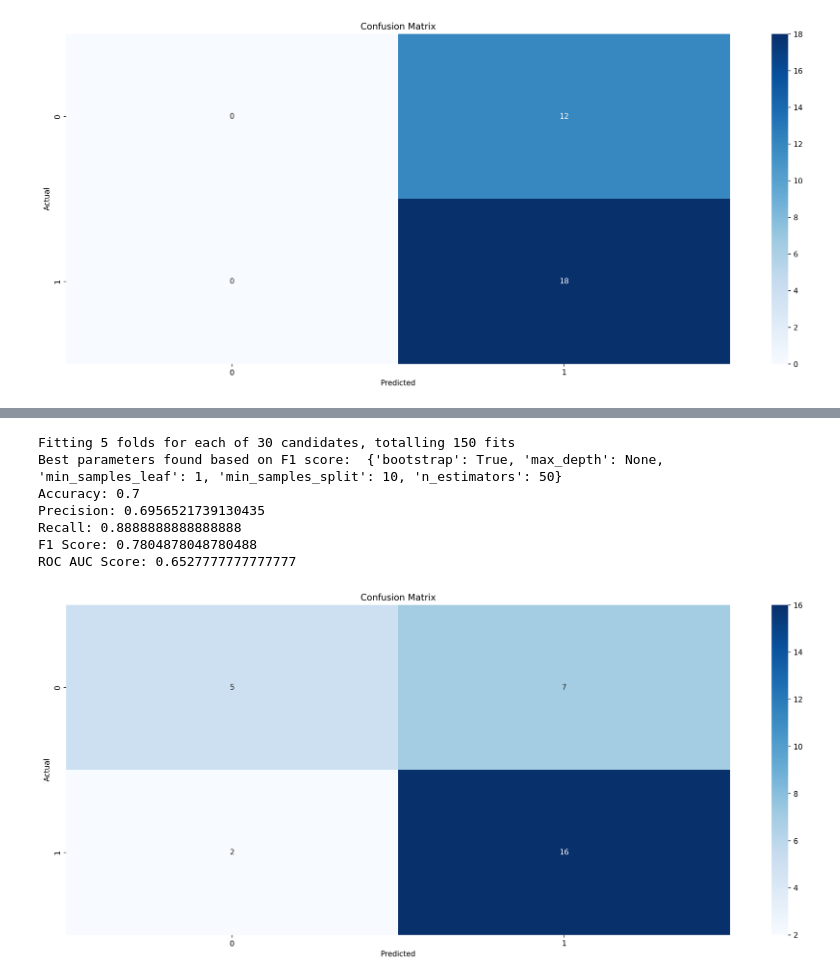
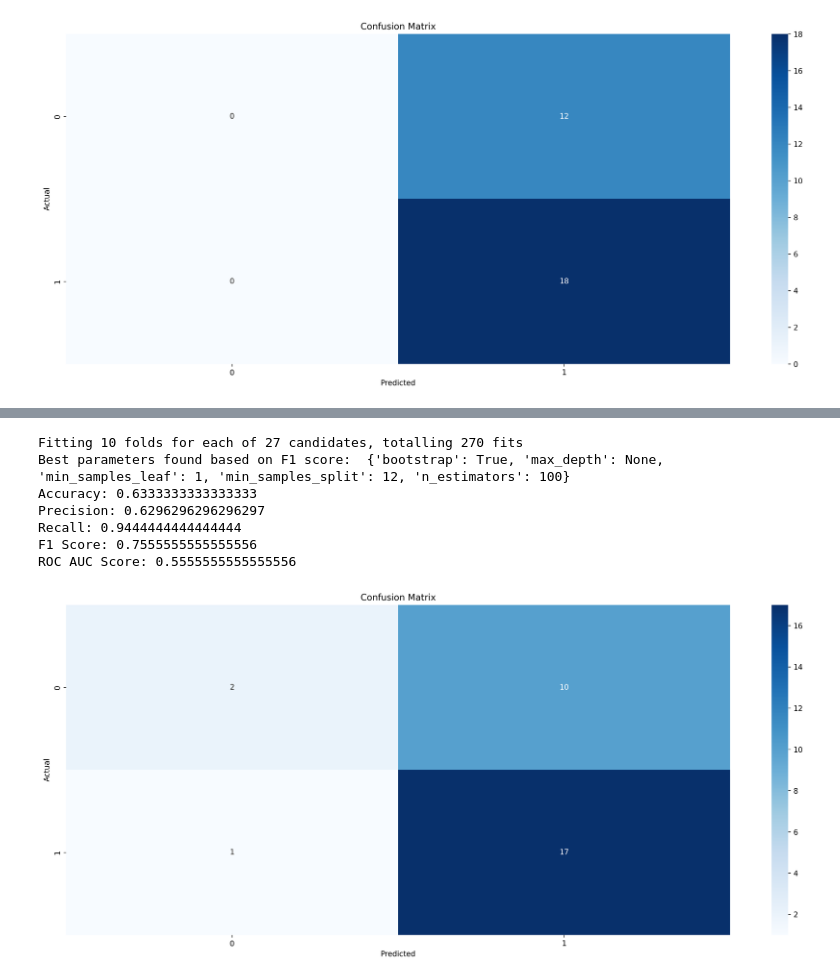
Before and after one commit to GROUP-1-Data-Science-Bootcamp/CryptoClusteringSaga, a Jupyter notebook: project-phase2-part3.ipynb, the cells around one changed output, grey strips where cells are left out. Saved outputs shown, nothing was run; the diff lists cells and outputs as text; code cells hidden in the pictures.

```diff
--- a/project-phase2-part3.ipynb
+++ b/project-phase2-part3.ipynb
@@ -44,3 +65,22 @@ data.head(10)
+# %%
+datasets = {
+    "gold_data": "GC=F",
+    "silver_data": "SI=F",
+    "copper_data": "HG=F",
+    "usd_to_eur": "EURUSD=X",
+    "sp500_data": "^GSPC",
+    "bitcoin_data": "BTC-USD",
+}
+
+for df_name, suffix in datasets.items():
+    data = data.merge(
+        eval(df_name),
+        how="left",
+        left_index=True,
+        right_index=True,
+        suffixes=("", f"_{suffix}"),
+    )
+data
 # %%
 # Adding new features to the data
 data["MA5"] = (
@@ -59,9 +99,12 @@ data["STD10"] = (
     data["Close"].rolling(window=10).std()
 )  # Standard Deviation of the price in the last 10 days
 data["Prev_Return"] = data["Close"].pct_change()  # Previous day returns
+
+data["RSI"] = ta.momentum.RSIIndicator(data["Close"]).rsi()  # Calculating RSI
+
 data = data.dropna()  # Dropping rows with missing values
 # Displaying the new features
-data.head()
+data
 # %% [output]
 |  | Open | High | Low | Close | Adj Close | Volume | MA5 | MA10 | MA15 | STD5 | STD10 | ... |
 | Date |  |  |  |  |  |  |  |  |  |  |  | ... |
@@ -243,9 +467,9 @@ ROC AUC Score: 0.5
 # %%
 # Define the hyperparameters and their values to be tested
 param_grid = {
-    "n_estimators": [50, 100],
+    "n_estimators": [100, 150, 200],
     "max_depth": [None],
-    "min_samples_split": [2, 5, 8, 10, 12],
+    "min_samples_split": [10, 12, 20],
     "min_samples_leaf": [1, 2, 4],
     "bootstrap": [True],
 }
@@ -255,6 +479,7 @@ grid_search = GridSearchCV(
     RandomForestClassifier(random_state=81),
     param_grid,
     refit=True,
+    cv=10,
     verbose=1,
     scoring="f1",
     n_jobs=-1,
@@ -267,38 +492,38 @@ grid_search.fit(X_train_scaled, y_train)
 best_params = grid_search.best_params_
 print("Best parameters found based on F1 score: ", best_params)
 
 # Use the best model to predict the test data
 best_rf_model = grid_search.best_estimator_
 y_pred = best_rf_model.predict(X_test_scaled)
 
 # Evaluate the model
 accuracy = accuracy_score(y_test, y_pred)
 precision = precision_score(y_test, y_pred)
 recall = recall_score(y_test, y_pred)
 f1 = f1_score(y_test, y_pred)
 roc_auc = roc_auc_score(y_test, y_pred)
 
 # Display the metrics
 print(f"Accuracy: {accuracy}")
 print(f"Precision: {precision}")
 print(f"Recall: {recall}")
 print(f"F1 Score: {f1}")
 print(f"ROC AUC Score: {roc_auc}")
 
 # Confusion Matrix
 plt.figure(figsize=(20, 8), dpi=250)
 conf_mat = confusion_matrix(y_test, y_pred)  # Confusion matrix of the model
 sns.heatmap(conf_mat, annot=True, fmt="g", cmap="Blues")  # Plot the confusion matrix
 plt.xlabel("Predicted")
 plt.ylabel("Actual")
 plt.title("Confusion Matrix")
 plt.show()
 # %% [output]
-Fitting 5 folds for each of 30 candidates, totalling 150 fits
-Best parameters found based on F1 score:  {'bootstrap': True, 'max_depth': None, 'min_samples_leaf': 1, 'min_samples_split': 10, 'n_estimators': 50}
-Accuracy: 0.7
-Precision: 0.6956521739130435
-Recall: 0.8888888888888888
-F1 Score: 0.7804878048780488
-ROC AUC Score: 0.6527777777777777
+Fitting 10 folds for each of 27 candidates, totalling 270 fits
+Best parameters found based on F1 score:  {'bootstrap': True, 'max_depth': None, 'min_samples_leaf': 1, 'min_samples_split': 12, 'n_estimators': 100}
+Accuracy: 0.6333333333333333
+Precision: 0.6296296296296297
+Recall: 0.9444444444444444
+F1 Score: 0.7555555555555556
+ROC AUC Score: 0.5555555555555556
-[figure, old version]
+[figure, new version]
```
Also changed, not shown: parts of 11 cells of this notebook.
